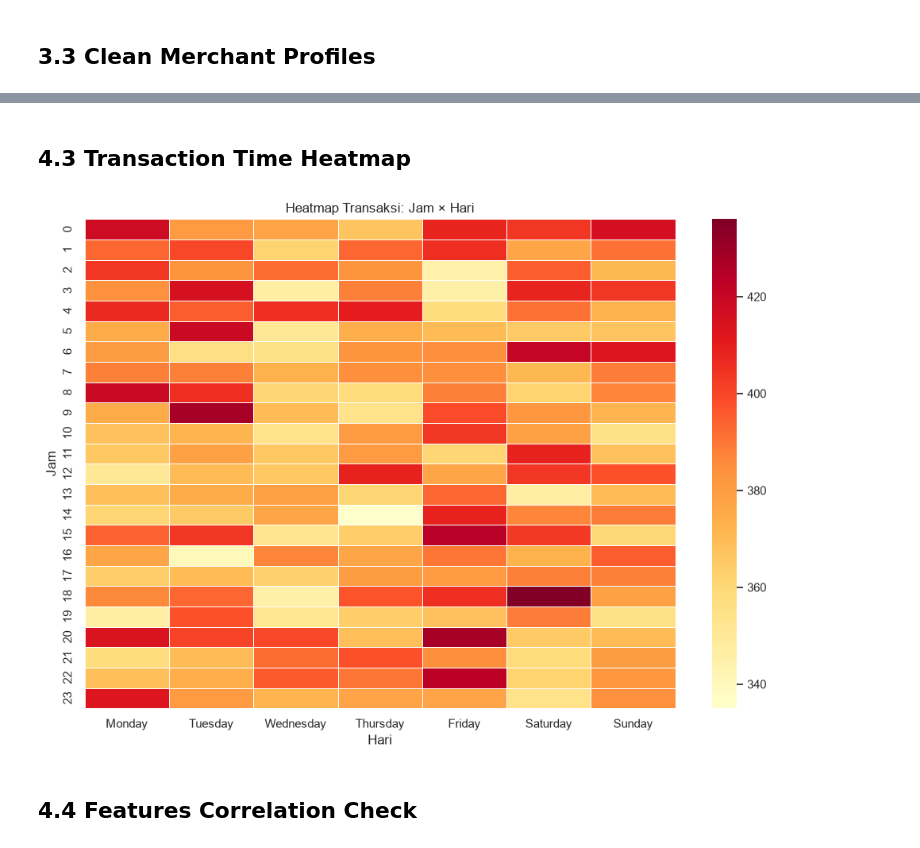
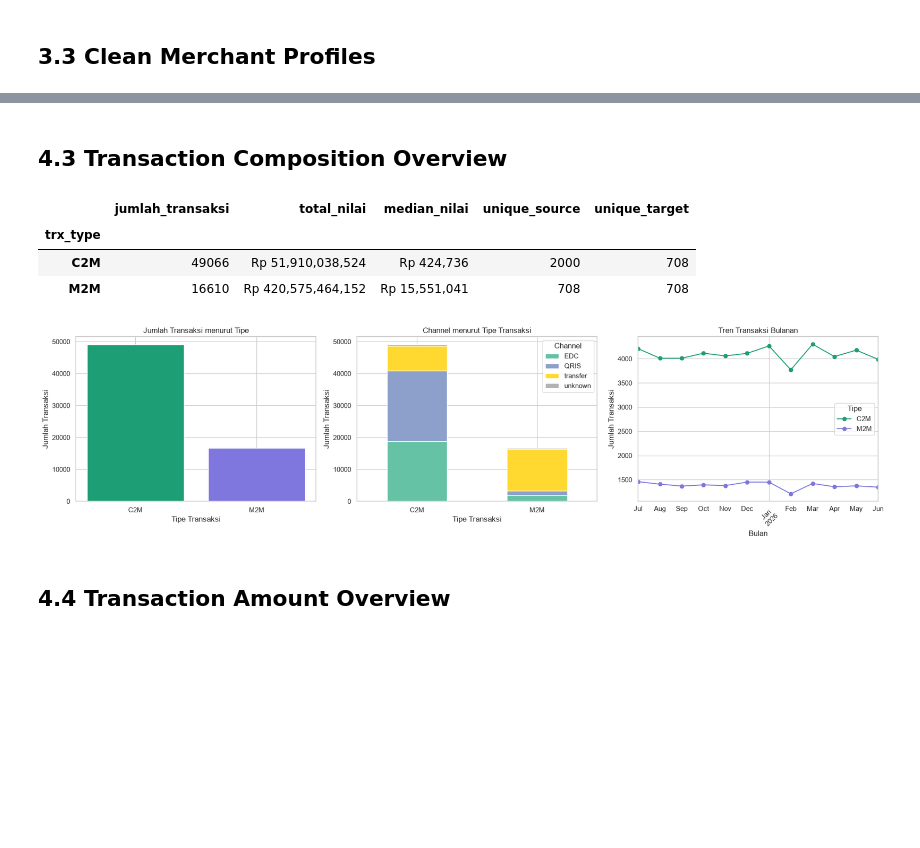
Before and after one commit to bagaskoroah/merchant-analytics-trial, a Jupyter notebook: notebooks/01_eda_cleaning.ipynb, the cells around one changed output, grey strips where cells are left out. Cells and saved outputs as stored; diff of their text form; code cells hidden in the pictures; blank space fills up the shorter version.

```diff
--- a/notebooks/01_eda_cleaning.ipynb
+++ b/notebooks/01_eda_cleaning.ipynb
@@ -485,8 +585,16 @@ before = len(trx_clean)
 trx_clean = trx_clean[trx_clean['amount'] > 0]
 print(f"Delete refund and test amount (amount<=0): {before} → {len(trx_clean)} (delete {before - len(trx_clean)})")
 
-# fill NULL channel with 'unknown'
+# fill NULL channel/payment type and validate the payment taxonomy used by MDR
 trx_clean['channel'] = trx_clean['channel'].fillna('unknown')
+trx_clean['payment_type'] = trx_clean['payment_type'].fillna('unknown')
+valid_payment_types = {
+    'QRIS', 'debit', 'credit_card',
+    'bank_transfer', 'unknown'
+}
+unexpected_payment_types = set(trx_clean['payment_type']) - valid_payment_types
+if unexpected_payment_types:
+    raise ValueError(f'Unexpected payment_type: {sorted(unexpected_payment_types)}')
 
 # parse timestamp
 trx_clean['timestamp_dt'] = pd.to_datetime(trx_clean['timestamp'])
@@ -699,21 +891,57 @@ plt.show()
 # %% [markdown]
-## **4.3 Transaction Time Heatmap**
+## **4.3 Transaction Composition Overview**
 # %%
-hour_day = trx_clean.pivot_table(index='hour', columns='day_of_week', values='trx_id', aggfunc='count',
-                                  fill_value=0)
-# Reorder days
-day_order = ['Monday', 'Tuesday', 'Wednesday', 'Thursday', 'Friday', 'Saturday', 'Sunday']
-hour_day = hour_day.reindex(columns=[d for d in day_order if d in hour_day.columns])
+transaction_summary = (
+    trx_clean.groupby('trx_type')
+    .agg(
+        jumlah_transaksi=('trx_id', 'count'),
+        total_nilai=('amount', 'sum'),
+        median_nilai=('amount', 'median'),
+        unique_source=('source_id', 'nunique'),
+        unique_target=('target_id', 'nunique'),
+    )
+)
+display(transaction_summary.style.format({
+    'total_nilai': 'Rp {:,.0f}',
+    'median_nilai': 'Rp {:,.0f}',
+}))
 
-fig, ax = plt.subplots(figsize=(12, 8))
-sns.heatmap(hour_day, cmap='YlOrRd', linewidths=0.5, ax=ax, fmt='d', annot=False)
-ax.set_title('Heatmap Transaksi: Jam × Hari')
-ax.set_xlabel('Hari')
-ax.set_ylabel('Jam')
-plt.savefig(f'{PROJECT_ROOT}/plots/03_heatmap_hour_day.png', dpi=150, bbox_inches='tight')
+fig, axes = plt.subplots(1, 3, figsize=(19, 5))
+
+# Plot 1: overall C2M vs M2M composition.
+trx_type_count = trx_clean['trx_type'].value_counts()
+axes[0].bar(trx_type_count.index, trx_type_count.values, color=['#1D9E75', '#7F77DD'])
+axes[0].set_title('Jumlah Transaksi menurut Tipe')
+axes[0].set_xlabel('Tipe Transaksi')
+axes[0].set_ylabel('Jumlah Transaksi')
+
+# Plot 2: channel composition for each transaction type.
+channel_by_type = pd.crosstab(trx_clean['trx_type'], trx_clean['channel'])
+channel_by_type.plot(kind='bar', stacked=True, ax=axes[1], colormap='Set2')
+axes[1].set_title('Channel menurut Tipe Transaksi')
+axes[1].set_xlabel('Tipe Transaksi')
+axes[1].set_ylabel('Jumlah Transaksi')
+axes[1].legend(title='Channel')
+axes[1].tick_params(axis='x', rotation=0)
+
+# Plot 3: monthly transaction trend, still purely descriptive.
+monthly_type = trx_clean.groupby(['month', 'trx_type']).size().unstack(fill_value=0)
+monthly_type.plot(ax=axes[2], marker='o', color=['#1D9E75', '#7F77DD'])
+axes[2].set_title('Tren Transaksi Bulanan')
+axes[2].set_xlabel('Bulan')
+axes[2].set_ylabel('Jumlah Transaksi')
+axes[2].legend(title='Tipe')
+axes[2].tick_params(axis='x', rotation=45)
+
+plt.tight_layout()
+plt.savefig(f'{PROJECT_ROOT}/plots/03_transaction_composition.png', dpi=150, bbox_inches='tight')
 plt.show()
 # %% [output]
+|  | jumlah_transaksi | total_nilai | median_nilai | unique_source | unique_target |
+| trx_type |  |  |  |  |  |
+| C2M | 49066 | Rp 51,910,038,524 | Rp 424,736 | 2000 | 708 |
+| M2M | 16610 | Rp 420,575,464,152 | Rp 15,551,041 | 708 | 708 |
-[figure, old version]
+[figure, new version]
 # %% [markdown]
-## **4.4 Features Correlation Check**
+## **4.4 Transaction Amount Overview**
 # %%
```
Also changed, not shown: parts of 46 cells of this notebook, 38 other files.
